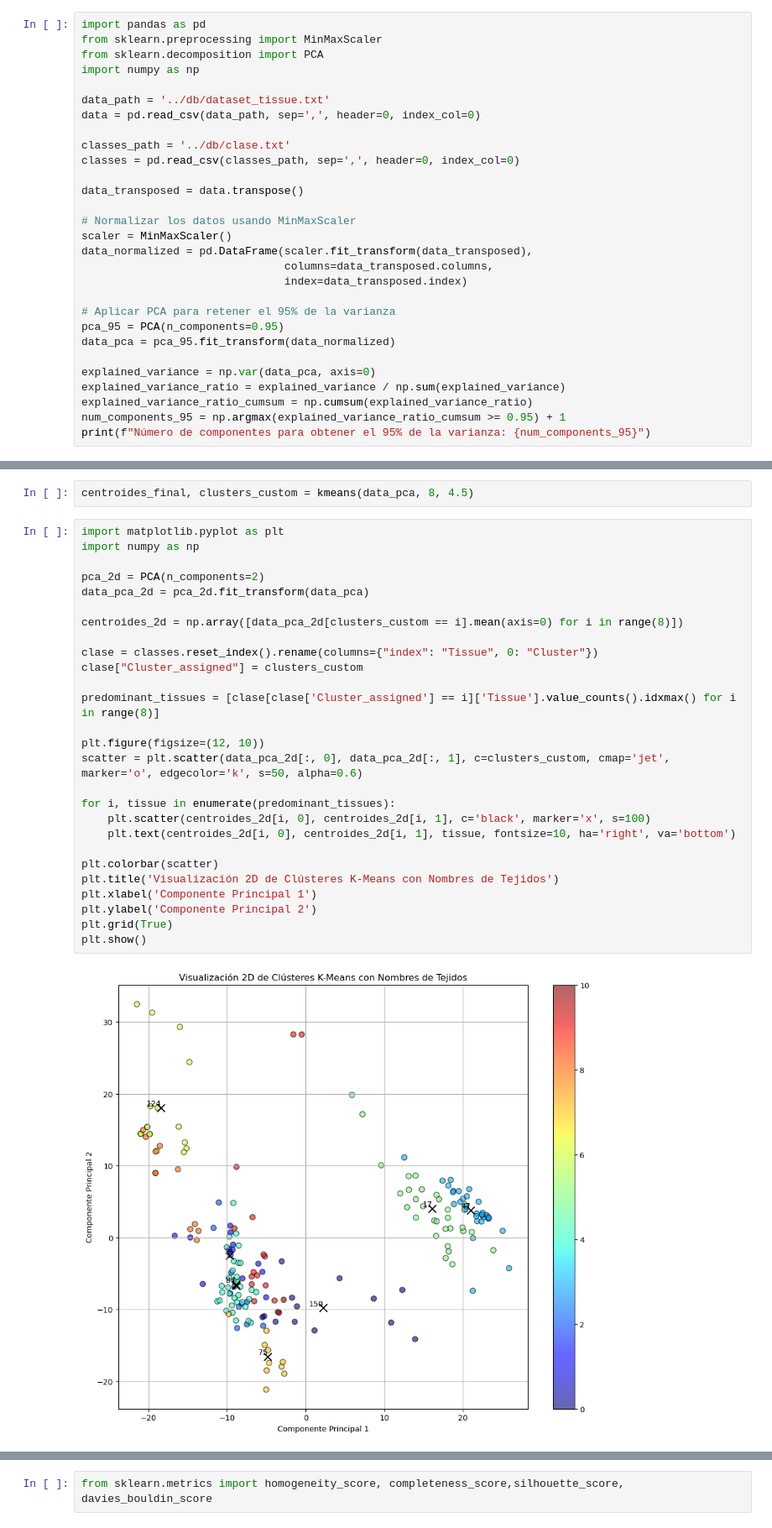
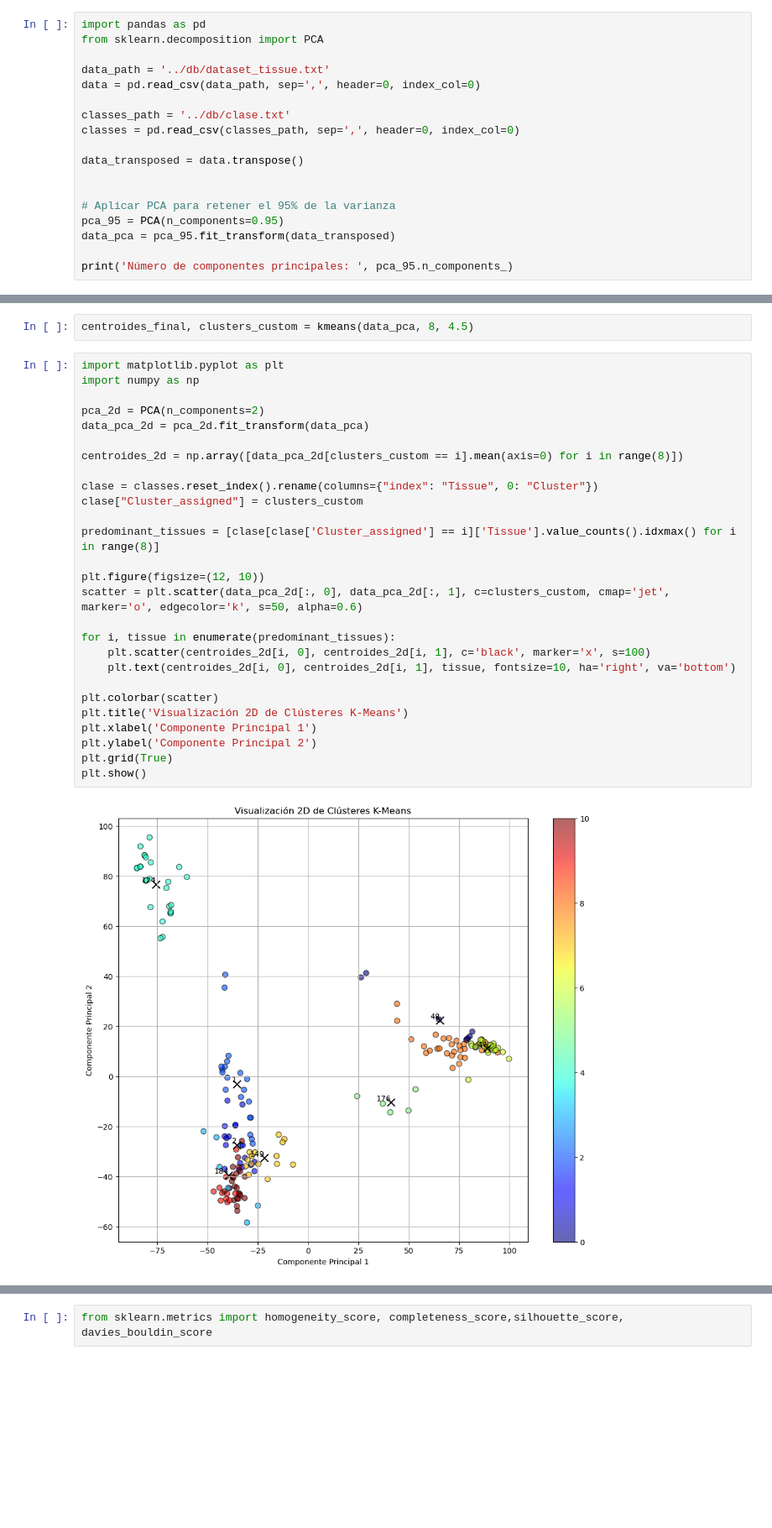
Before and after one commit to OmarUTEC/project2-machine, a Jupyter notebook: k-Means/k-means.ipynb, the cells around one changed output, grey strips where cells are left out. Shown at 84% size. Drawn from its saved outputs; the diff is of its cells as text; blank space fills up the shorter version.

Commit message:
update k-means

```diff
--- a/k-Means/k-means.ipynb
+++ b/k-Means/k-means.ipynb
@@ -1,8 +1,6 @@
 # %%
 import pandas as pd
-from sklearn.preprocessing import MinMaxScaler
 from sklearn.decomposition import PCA
-import numpy as np
 
 data_path = '../db/dataset_tissue.txt'
 data = pd.read_csv(data_path, sep=',', header=0, index_col=0)
@@ -12,19 +10,10 @@ classes = pd.read_csv(classes_path, sep=',', header=0, index_col=0)
 
 data_transposed = data.transpose()
 
-# Normalizar los datos usando MinMaxScaler
-scaler = MinMaxScaler()
-data_normalized = pd.DataFrame(scaler.fit_transform(data_transposed),
-                               columns=data_transposed.columns,
-                               index=data_transposed.index)
 
 # Aplicar PCA para retener el 95% de la varianza
 pca_95 = PCA(n_components=0.95)
-data_pca = pca_95.fit_transform(data_normalized)
+data_pca = pca_95.fit_transform(data_transposed)
 
-explained_variance = np.var(data_pca, axis=0)
-explained_variance_ratio = explained_variance / np.sum(explained_variance)
-explained_variance_ratio_cumsum = np.cumsum(explained_variance_ratio)
-num_components_95 = np.argmax(explained_variance_ratio_cumsum >= 0.95) + 1
-print(f"Número de componentes para obtener el 95% de la varianza: {num_components_95}")
+print('Número de componentes principales: ', pca_95.n_components_)
 # %% [output]
@@ -156,32 +145,32 @@ centroides_final, clusters_custom = kmeans(data_pca, 8, 4.5)
 # %%
 import matplotlib.pyplot as plt
 import numpy as np
 
 pca_2d = PCA(n_components=2)
 data_pca_2d = pca_2d.fit_transform(data_pca)
 
 centroides_2d = np.array([data_pca_2d[clusters_custom == i].mean(axis=0) for i in range(8)])
 
 clase = classes.reset_index().rename(columns={"index": "Tissue", 0: "Cluster"})
 clase["Cluster_assigned"] = clusters_custom
 
 predominant_tissues = [clase[clase['Cluster_assigned'] == i]['Tissue'].value_counts().idxmax() for i in range(8)]
 
 plt.figure(figsize=(12, 10))
 scatter = plt.scatter(data_pca_2d[:, 0], data_pca_2d[:, 1], c=clusters_custom, cmap='jet', marker='o', edgecolor='k', s=50, alpha=0.6)
 
 for i, tissue in enumerate(predominant_tissues):
     plt.scatter(centroides_2d[i, 0], centroides_2d[i, 1], c='black', marker='x', s=100)
     plt.text(centroides_2d[i, 0], centroides_2d[i, 1], tissue, fontsize=10, ha='right', va='bottom')
 
 plt.colorbar(scatter)
-plt.title('Visualización 2D de Clústeres K-Means con Nombres de Tejidos')
+plt.title('Visualización 2D de Clústeres K-Means')
 plt.xlabel('Componente Principal 1')
 plt.ylabel('Componente Principal 2')
 plt.grid(True)
 plt.show()
 # %% [output]
-[figure, old version]
+[figure, new version]
 # %%
 from sklearn.metrics import silhouette_score, davies_bouldin_score
 
```
Also changed, not shown: parts of 11 cells of this notebook.
